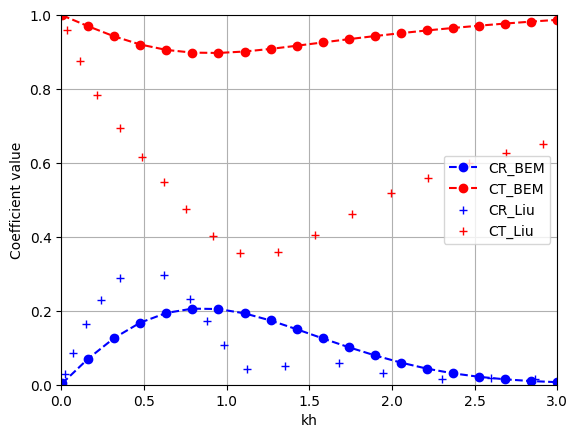
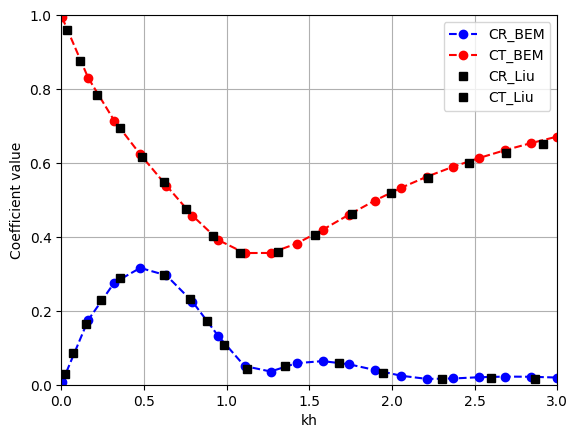
Code edit (unified diff) that turned the first committed figure into the second:
--- before
+++ after
@@ -15,11 +15,11 @@
 ])
 
-plt.figure(15)
+plt.figure()
 
 plt.plot(kh, CR, 'b--o', label='CR_BEM')
 plt.plot(kh, CT, 'r--o', label='CT_BEM')
 
-plt.plot(CR_Liu[:,0], CR_Liu[:,1], 'b+', label='CR_Liu')
-plt.plot(CT_Liu[:,0], CT_Liu[:,1], 'r+', label='CT_Liu')
+plt.plot(CR_Liu[:,0], CR_Liu[:,1], 'ks', label='CR_Liu')
+plt.plot(CT_Liu[:,0], CT_Liu[:,1], 'ks', label='CT_Liu')
 
 plt.xlim([0, 3.00])

Commit: Cases updated